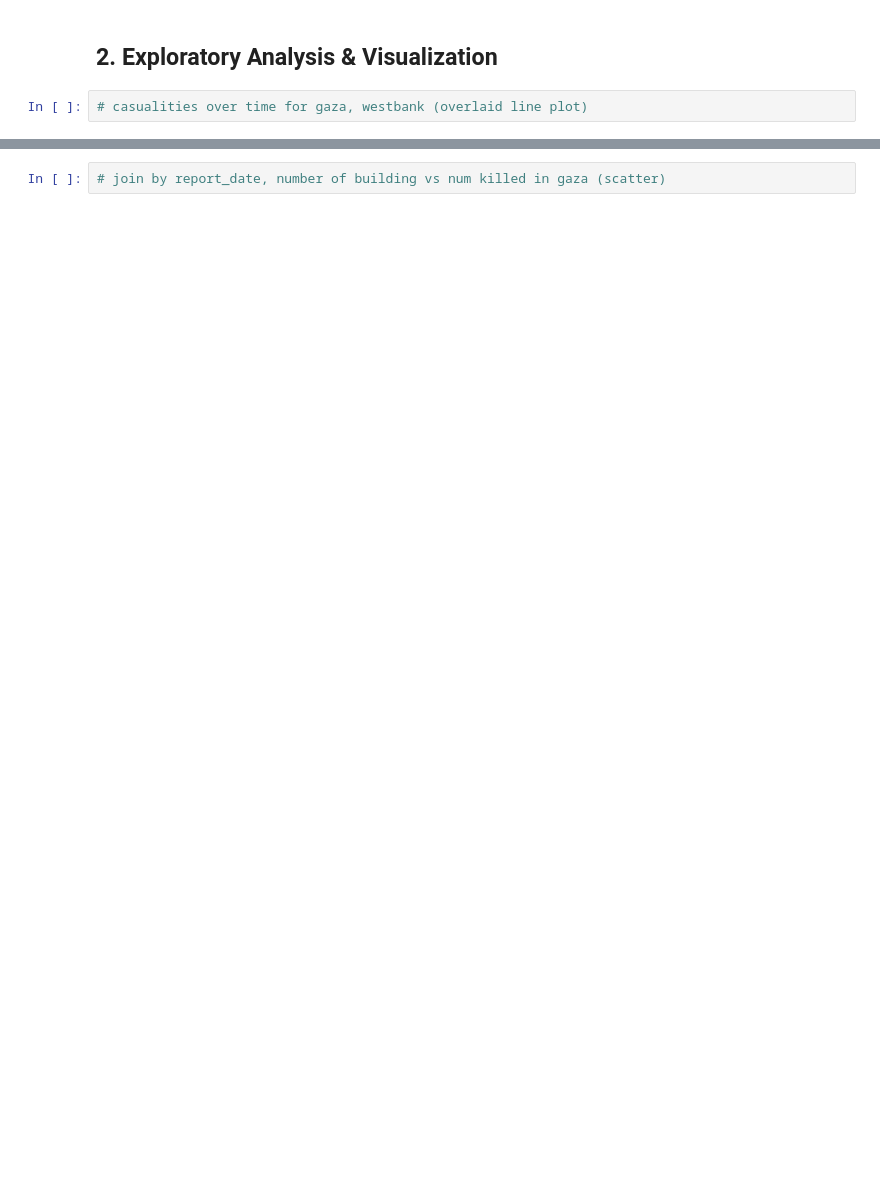
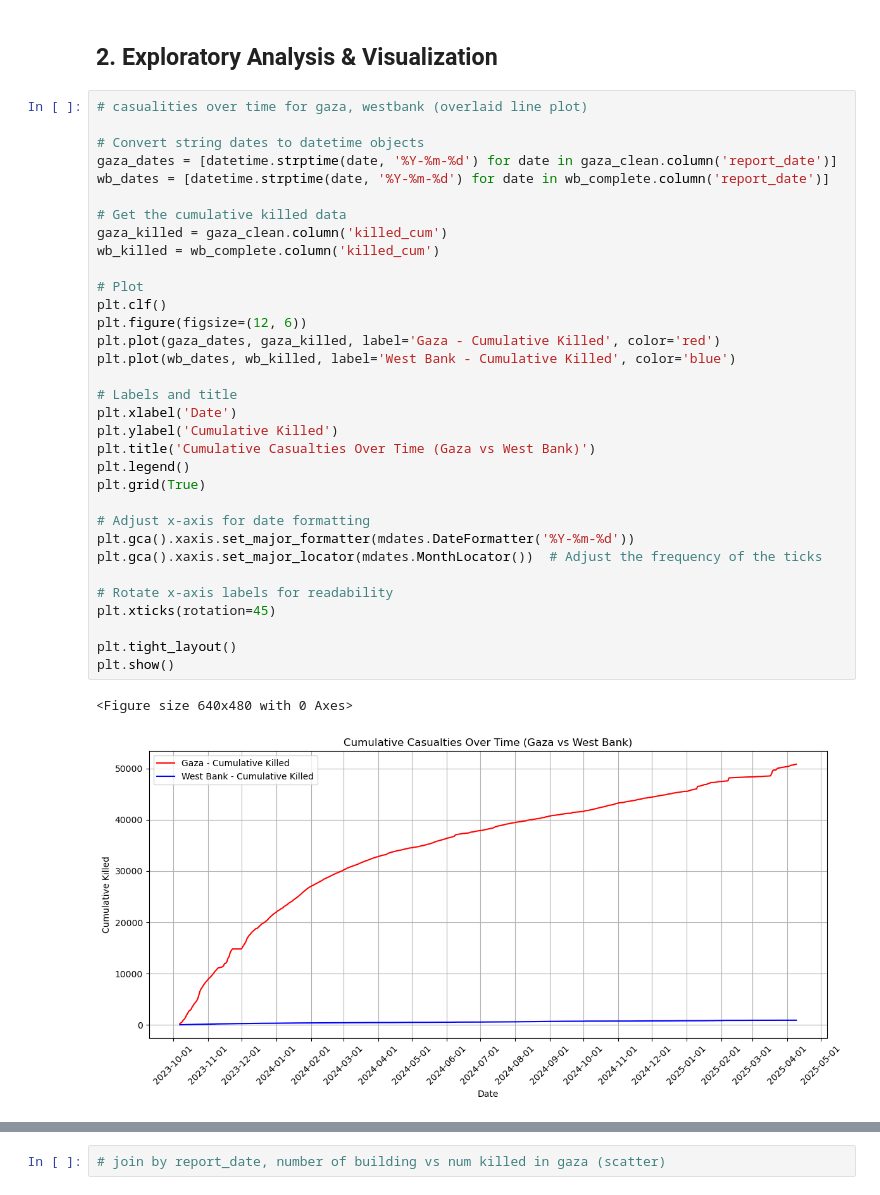
Before and after one commit to shatha-alhazbi/gaza-through-data, a Jupyter notebook: Part B/PartB.ipynb, the cells around one changed output, grey strips where cells are left out. Drawn from its saved outputs; the diff is of its cells as text; blank space fills up the shorter version.

Commit message:
cleaning edit + visualizations

```diff
--- a/Part B/PartB.ipynb
+++ b/Part B/PartB.ipynb
@@ -706,5 +676,39 @@ check_missing_values(wb_complete, "West Bank Complete Data")
 ## 2. Exploratory Analysis & Visualization
 # %%
 # casualities over time for gaza, westbank (overlaid line plot)
+
+# Convert string dates to datetime objects
+gaza_dates = [datetime.strptime(date, '%Y-%m-%d') for date in gaza_clean.column('report_date')]
+wb_dates = [datetime.strptime(date, '%Y-%m-%d') for date in wb_complete.column('report_date')]
+
+# Get the cumulative killed data
+gaza_killed = gaza_clean.column('killed_cum')
+wb_killed = wb_complete.column('killed_cum')
+
+# Plot
+plt.clf()
+plt.figure(figsize=(12, 6))
+plt.plot(gaza_dates, gaza_killed, label='Gaza - Cumulative Killed', color='red')
+plt.plot(wb_dates, wb_killed, label='West Bank - Cumulative Killed', color='blue')
+
+# Labels and title
+plt.xlabel('Date')
+plt.ylabel('Cumulative Killed')
+plt.title('Cumulative Casualties Over Time (Gaza vs West Bank)')
+plt.legend()
+plt.grid(True)
+
+# Adjust x-axis for date formatting
+plt.gca().xaxis.set_major_formatter(mdates.DateFormatter('%Y-%m-%d'))
+plt.gca().xaxis.set_major_locator(mdates.MonthLocator())  # Adjust the frequency of the ticks
+
+# Rotate x-axis labels for readability
+plt.xticks(rotation=45)
+
+plt.tight_layout()
+plt.show()
+# %% [output]
+<Figure size 640x480 with 0 Axes>
+[figure, added]
 # %%
 # age groups (in ranges) histogram (killed in gaza)
```
Also changed, not shown: parts of 7 cells of this notebook.
